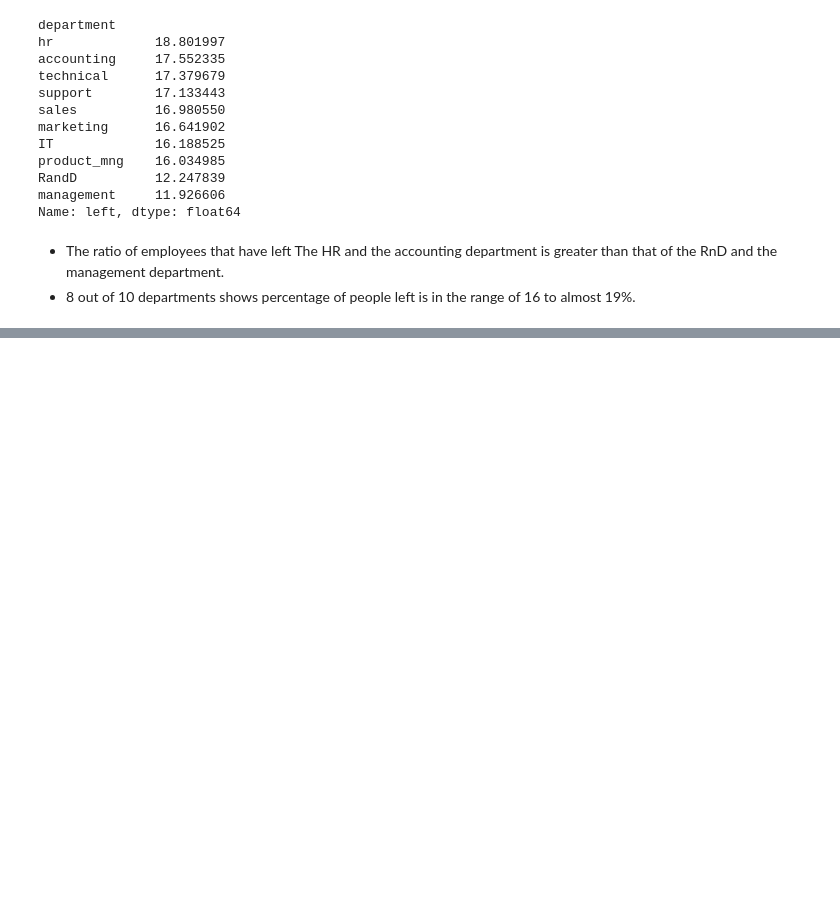
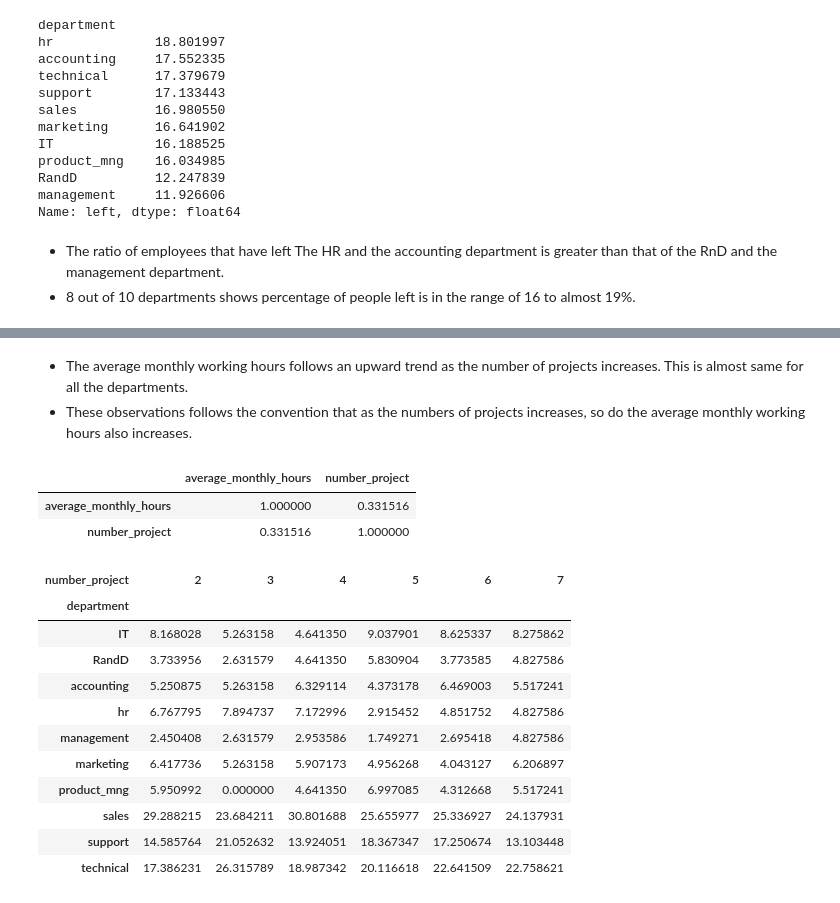
Before and after one commit to himanshuarora1703/DS_Projects, a Jupyter notebook: Churn Modelling/HR Churn Modelling.ipynb, the cells around one changed output, grey strips where cells are left out. Cells and saved outputs as stored; diff of their text form; code cells hidden in the pictures; blank space fills up the shorter version.

```diff
--- a/Churn Modelling/HR Churn Modelling.ipynb
+++ b/Churn Modelling/HR Churn Modelling.ipynb
@@ -516,0 +548,27 @@ Name: left, dtype: float64
+# %% [markdown]
+- The average monthly working hours follows an upward trend as the number of projects increases. This is almost same for all the departments.
+- These observations follows the convention that as the numbers of projects increases, so do the average monthly working hours also increases.
+# %%
+df[['average_monthly_hours','number_project']].corr()
+# %% [output]
+|  | average_monthly_hours | number_project |
+| average_monthly_hours | 1.000000 | 0.331516 |
+| number_project | 0.331516 | 1.000000 |
+# %%
+# percentage of employees left in each department based on the number of projects
+
+x = pd.crosstab(index=df['department'],columns=df['number_project'],values=df['left'],aggfunc='sum',normalize='columns').applymap(lambda x: x*100)
+x
+# %% [output]
+| number_project | 2 | 3 | 4 | 5 | 6 | 7 |
+| department |  |  |  |  |  |  |
+| IT | 8.168028 | 5.263158 | 4.641350 | 9.037901 | 8.625337 | 8.275862 |
+| RandD | 3.733956 | 2.631579 | 4.641350 | 5.830904 | 3.773585 | 4.827586 |
+| accounting | 5.250875 | 5.263158 | 6.329114 | 4.373178 | 6.469003 | 5.517241 |
+| hr | 6.767795 | 7.894737 | 7.172996 | 2.915452 | 4.851752 | 4.827586 |
+| management | 2.450408 | 2.631579 | 2.953586 | 1.749271 | 2.695418 | 4.827586 |
+| marketing | 6.417736 | 5.263158 | 5.907173 | 4.956268 | 4.043127 | 6.206897 |
+| product_mng | 5.950992 | 0.000000 | 4.641350 | 6.997085 | 4.312668 | 5.517241 |
+| sales | 29.288215 | 23.684211 | 30.801688 | 25.655977 | 25.336927 | 24.137931 |
+| support | 14.585764 | 21.052632 | 13.924051 | 18.367347 | 17.250674 | 13.103448 |
+| technical | 17.386231 | 26.315789 | 18.987342 | 20.116618 | 22.641509 | 22.758621 |
```
Also changed, not shown: parts of 9 cells of this notebook.
